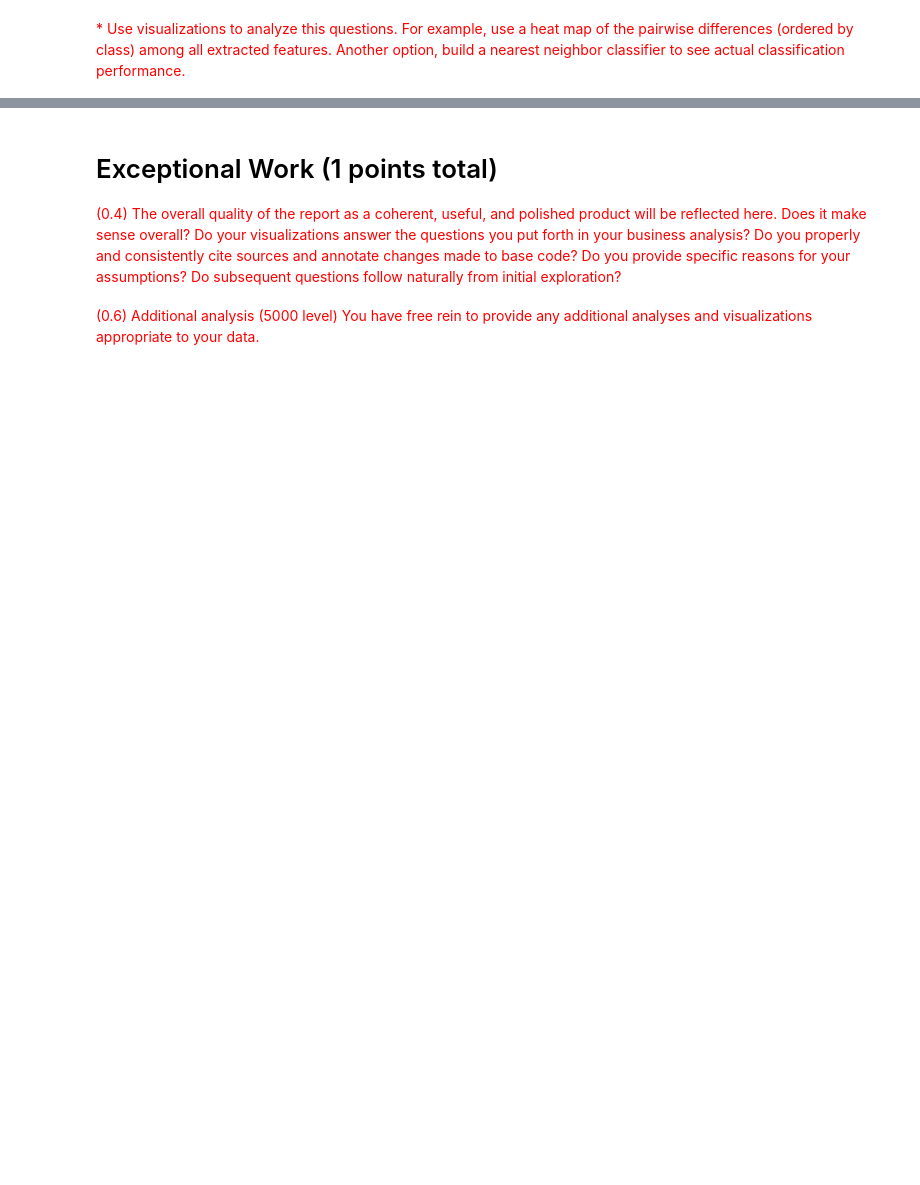
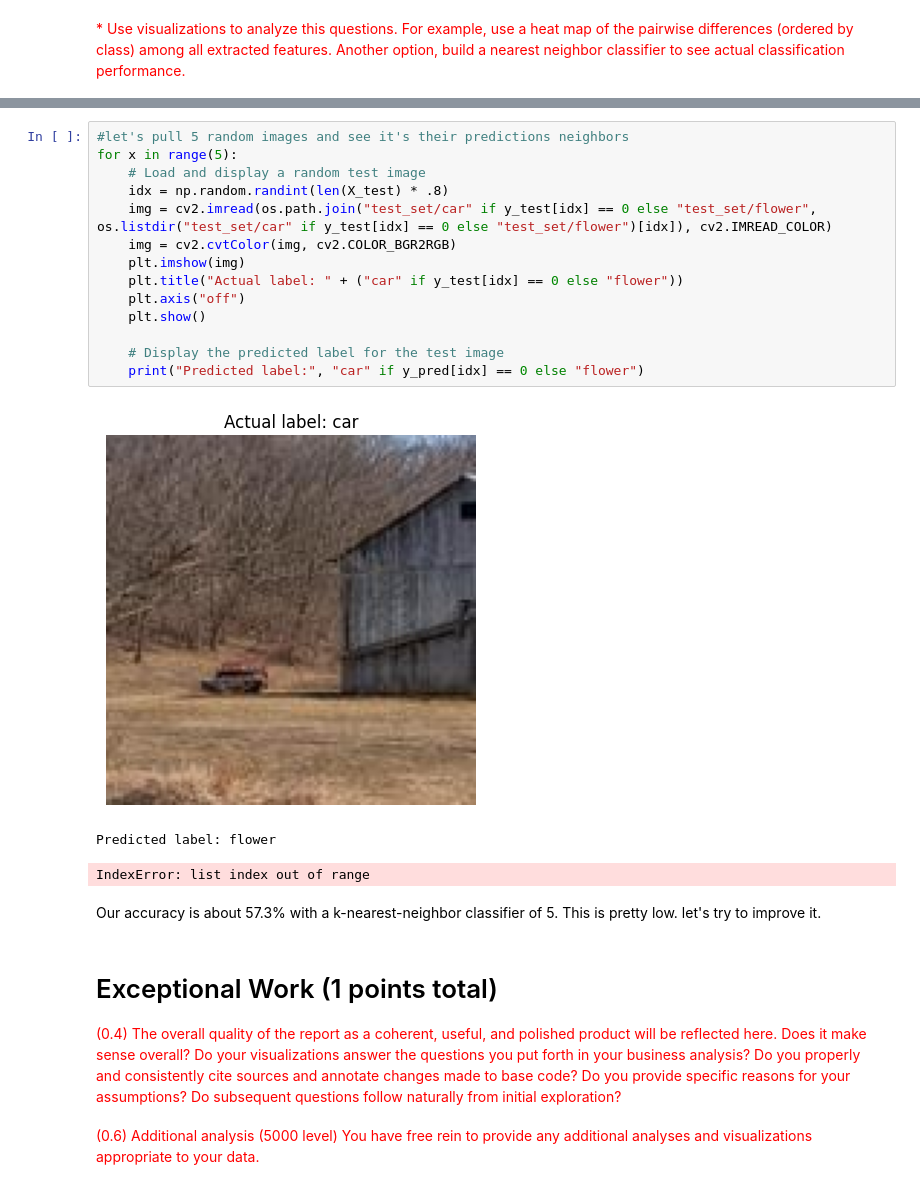
Before and after one commit to calebm00re/S22-ml02, a Jupyter notebook: images.ipynb, the cells around one changed output, grey strips where cells are left out. Saved outputs shown, nothing was run; the diff lists cells and outputs as text; blank space fills up the shorter version.

Commit message:
Built a knn, pretty shite with 57%

```diff
--- a/images.ipynb
+++ b/images.ipynb
@@ -381,3 +439,23 @@ plt.grid()
+# %%
+#let's pull 5 random images and see it's their predictions neighbors
+for x in range(5):
+    # Load and display a random test image
+    idx = np.random.randint(len(X_test) * .8)
+    img = cv2.imread(os.path.join("test_set/car" if y_test[idx] == 0 else "test_set/flower", os.listdir("test_set/car" if y_test[idx] == 0 else "test_set/flower")[idx]), cv2.IMREAD_COLOR)
+    img = cv2.cvtColor(img, cv2.COLOR_BGR2RGB)
+    plt.imshow(img)
+    plt.title("Actual label: " + ("car" if y_test[idx] == 0 else "flower"))
+    plt.axis("off")
+    plt.show()
+
+    # Display the predicted label for the test image
+    print("Predicted label:", "car" if y_pred[idx] == 0 else "flower")
+# %% [output]
+[figure, added]
+Predicted label: flower
+IndexError: list index out of range
+# %% [markdown]
+Our accuracy is about 57.3% with a k-nearest-neighbor classifier of 5. This is pretty low. let's try to improve it.
 # %% [markdown]
 # Exceptional Work (1 points total)
 <span style="color:red">
```
Also changed, not shown: parts of 9 cells of this notebook.
